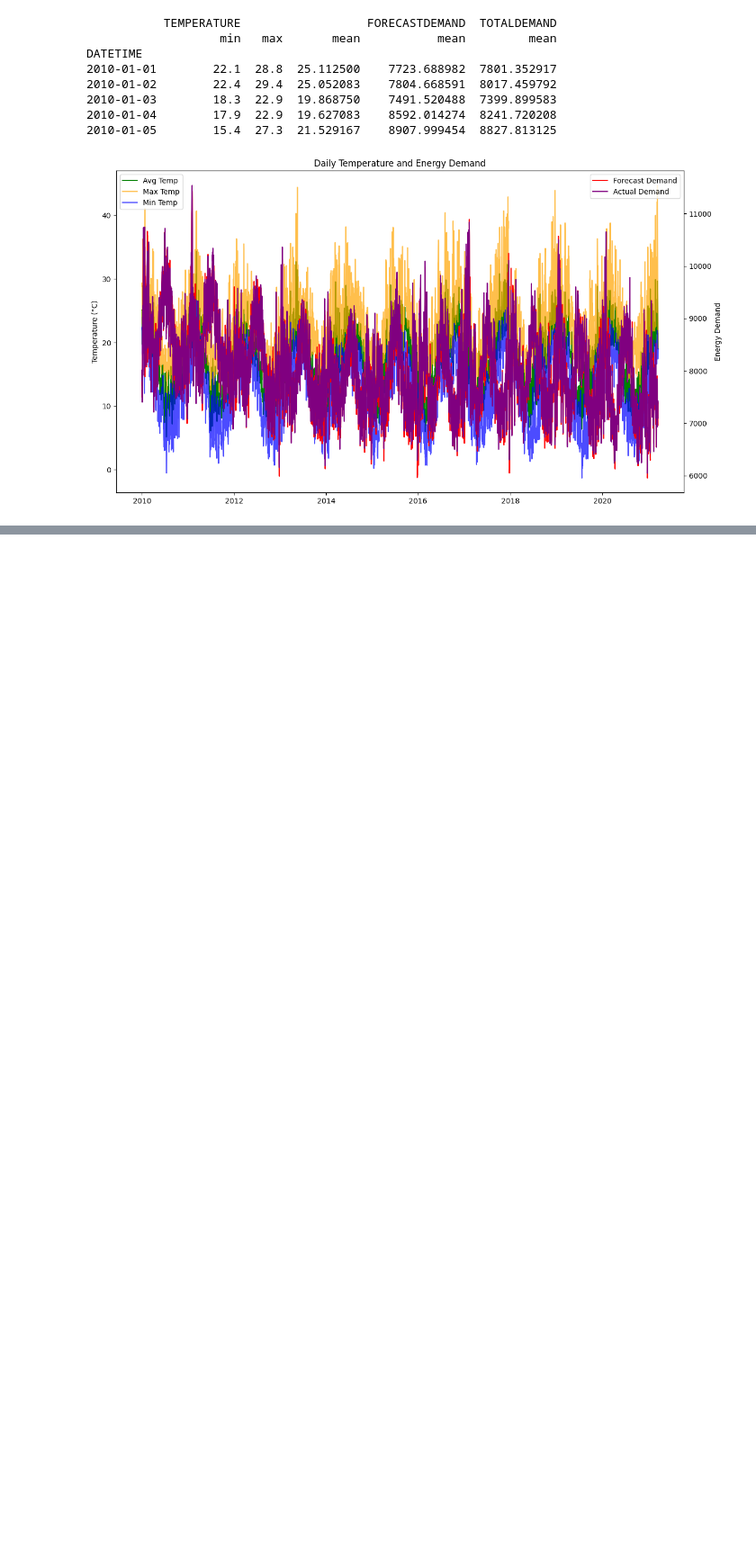
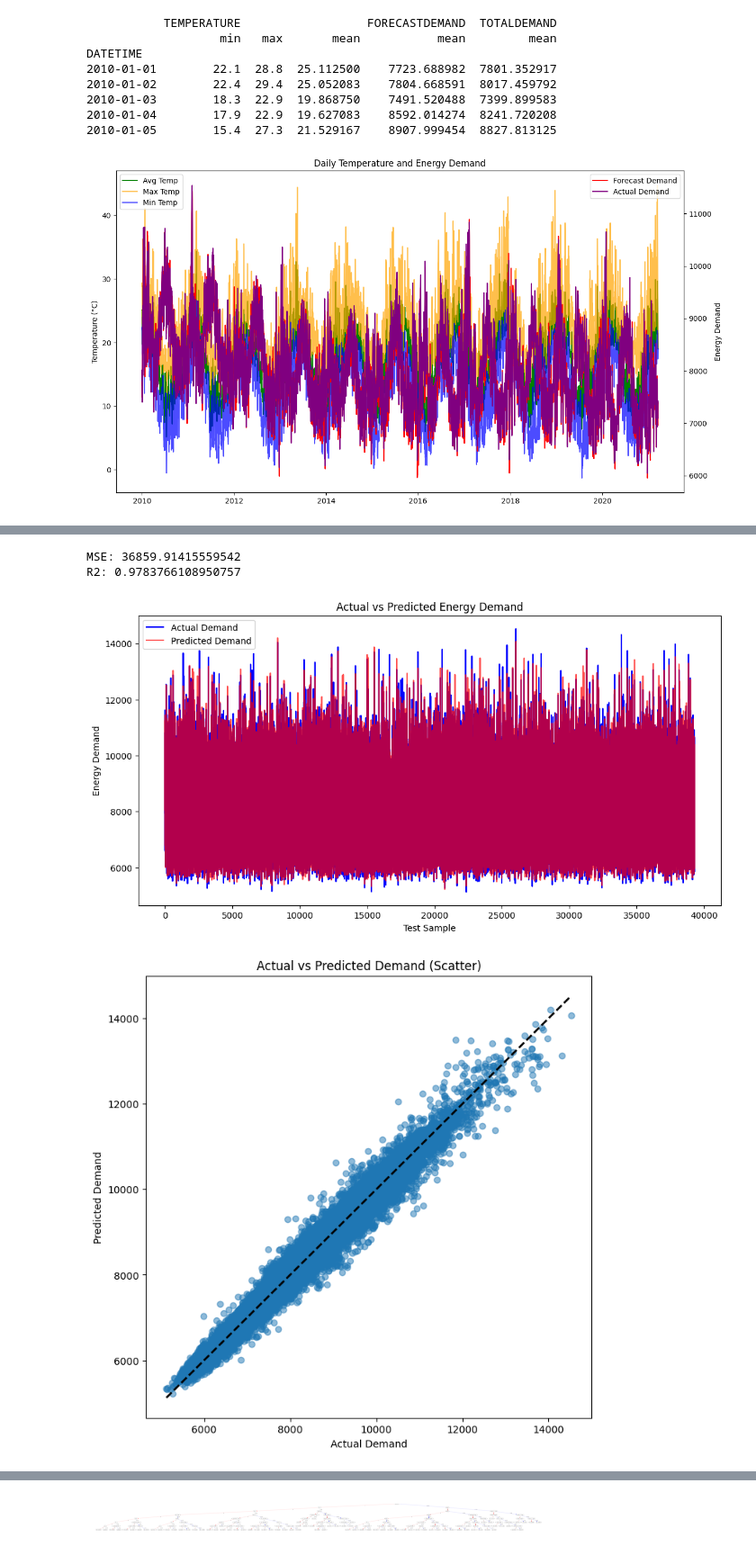
Before and after one commit to t-frank-unsw/zzsc9020-teamc, a Jupyter notebook: LiamXGBoost.ipynb, the cells around one changed output, grey strips where cells are left out. Shown at 90% size. Cells and saved outputs as stored; diff of their text form; code cells hidden in the pictures; blank space fills up the shorter version.

```diff
--- a/LiamXGBoost.ipynb
+++ b/LiamXGBoost.ipynb
@@ -180,0 +304,37 @@ plt.savefig("xgboost-plots/xgboost_tree.png", dpi=1200, bbox_inches='tight')
+# %%
+# Use X_test directly, as it matches the model's training features
+y_pred = best_model.predict(X_test)
+
+print("MSE:", mean_squared_error(y_test, y_pred))
+print("R2:", r2_score(y_test, y_pred))
+
+# Plot actual vs predicted
+plt.figure(figsize=(12, 6))
+plt.plot(y_test, label='Actual Demand', color='blue')
+plt.plot(y_pred, label='Predicted Demand', color='red', alpha=0.7)
+plt.title('Actual vs Predicted Energy Demand')
+plt.xlabel('Test Sample')
+plt.ylabel('Energy Demand')
+plt.legend()
+plt.show()
+
+# Scatter plot of actual vs predicted
+
+plt.figure(figsize=(8, 8))
+plt.scatter(y_test, y_pred, alpha=0.5)
+plt.plot([y_test.min(), y_test.max()], [y_test.min(), y_test.max()], 'k--', lw=2)
+plt.xlabel('Actual Demand')
+plt.ylabel('Predicted Demand')
+plt.title('Actual vs Predicted Demand (Scatter)')
+plt.show()
+
+# Feature importance plot
+xgb.plot_importance(model)
+# Tree plot with higher resolution
+xgb.plot_tree(model, num_trees=0)
+plt.savefig("xgboost-plots/xgboost_tree.png", dpi=1200, bbox_inches='tight')
+# %% [output]
+MSE: 36859.91415559542
+R2: 0.9783766108950757
+[figure, added]
+[figure, added]
@@ -181,2 +342,3 @@ plt.savefig("xgboost-plots/xgboost_tree.png", dpi=1200, bbox_inches='tight')
+[figure, added]
 # %%
 # Lastly delete the unzipped files to save space
```
Also changed, not shown: parts of 12 cells of this notebook, 1 other file.
